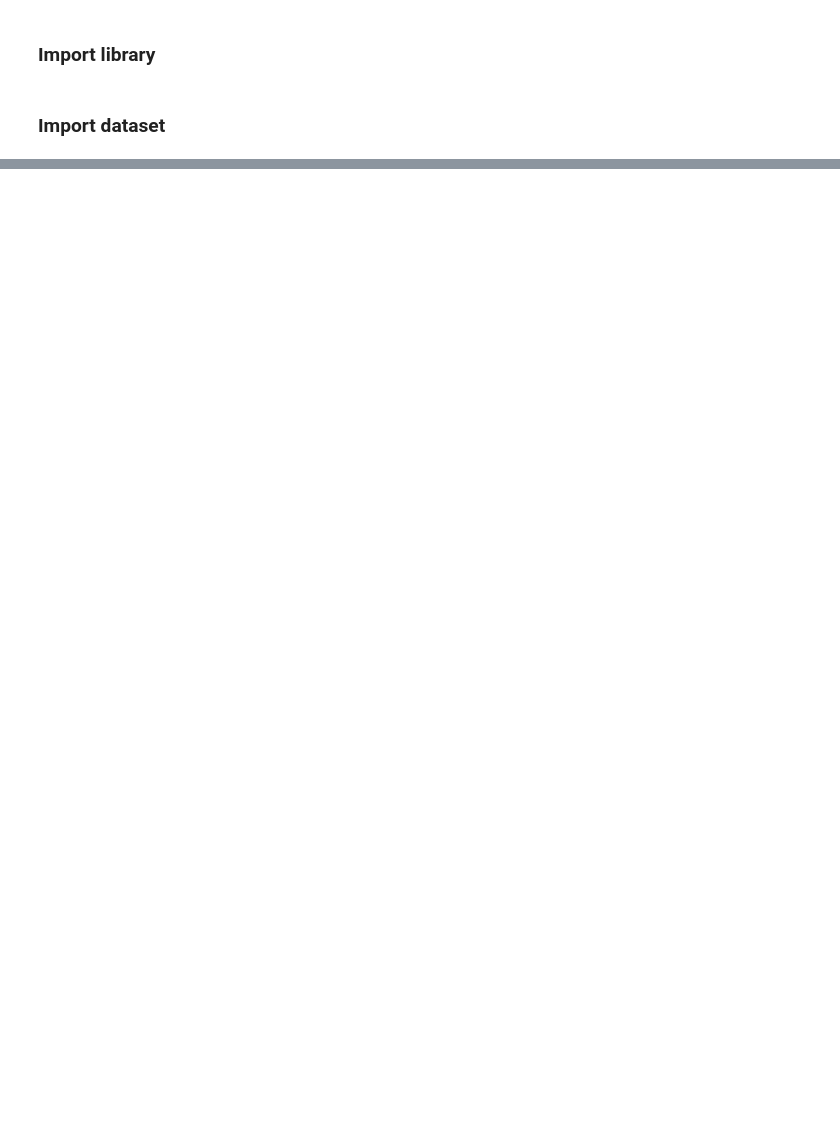
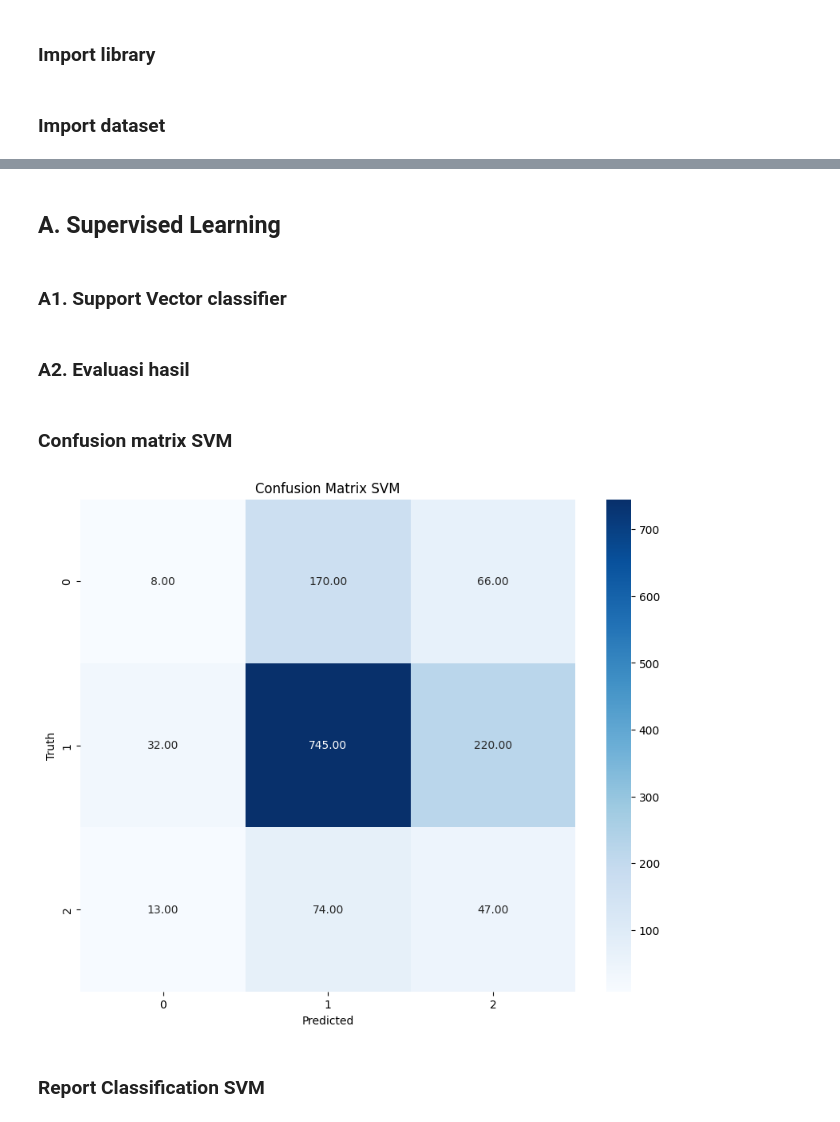
Before and after one commit to NatanaelPLHN/Praktikum_KB, a Jupyter notebook: Posttest_KB_5/posttest5.ipynb, the cells around one changed output, grey strips where cells are left out. Cells and saved outputs as stored; diff of their text form; code cells hidden in the pictures; blank space fills up the shorter version.

```diff
--- a/Posttest_KB_5/posttest5.ipynb
+++ b/Posttest_KB_5/posttest5.ipynb
@@ -91,0 +85,15 @@ print(mae, mse, rmse, r2, sep='\n')
+# %%
+# Scaling data numerik
+mm_scaler = MinMaxScaler()
+dfHouse[["BHK","Rent","Size","Bathroom"]] = mm_scaler.fit_transform(dfHouse[["BHK","Rent","Size","Bathroom"]])
+
+# Menghapus column tanggal
+dfHouse.drop(['Posted On'], axis=1, inplace=True)
+
+# Encoding column Kategorikal
+col=['Floor', 'Area Type', 'Area Locality', 'City', 'Furnishing Status', 'Point of Contact', 'Tenant Preferred']
+le=LabelEncoder()
+for i in col:
+    dfHouse[i]=le.fit_transform(dfHouse[i])
+
+dfHouse.head(10)
@@ -91,0 +112,38 @@ print(mae, mse, rmse, r2, sep='\n')
+# %% [markdown]
+## A. Supervised Learning
+# %% [markdown]
+### A1. Support Vector classifier
+# %%
+x = dfHouse[["Rent","Size"]] #feature
+y = dfHouse["Tenant Preferred"] #target
+
+# data split menjadi data train dan data test
+x_train, x_test, y_train, y_test = train_test_split(x, y, test_size=0.3)
+
+# membuat model SVC dengan data train
+svm = SVC(kernel='linear', class_weight='balanced')
+svm.fit(x_train, y_train)
+
+# prediksi data test
+y_pred = svm.predict(x_test)
+
+# menyimpan nilai support vector dan indexnya
+support_vectors = svm.support_vectors_
+support_vector_indices = np.where(np.isin(x_train, support_vectors).all(axis=1))
+# %% [markdown]
+### A2. Evaluasi hasil
+# %% [markdown]
+### Confusion matrix SVM
+# %%
+svm_cm = confusion_matrix(y_test, y_pred)
+
+plt.figure(figsize=(10,8))
+sns.heatmap(svm_cm, annot=True, fmt='.2f', cmap='Blues')
+plt.xlabel('Predicted')
+plt.ylabel('Truth')
+plt.title('Confusion Matrix SVM')
+plt.show()
+# %% [output]
+[figure, added]
+# %% [markdown]
+### Report Classification SVM
```
Also changed, not shown: parts of 34 cells of this notebook.
